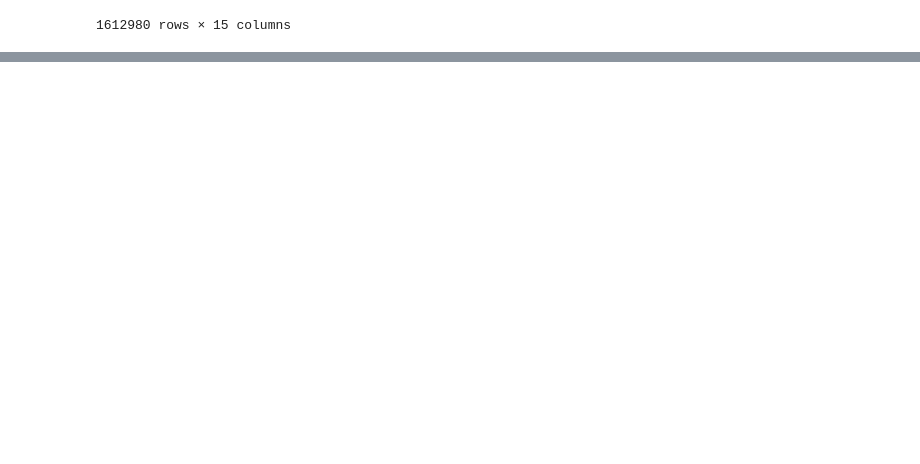
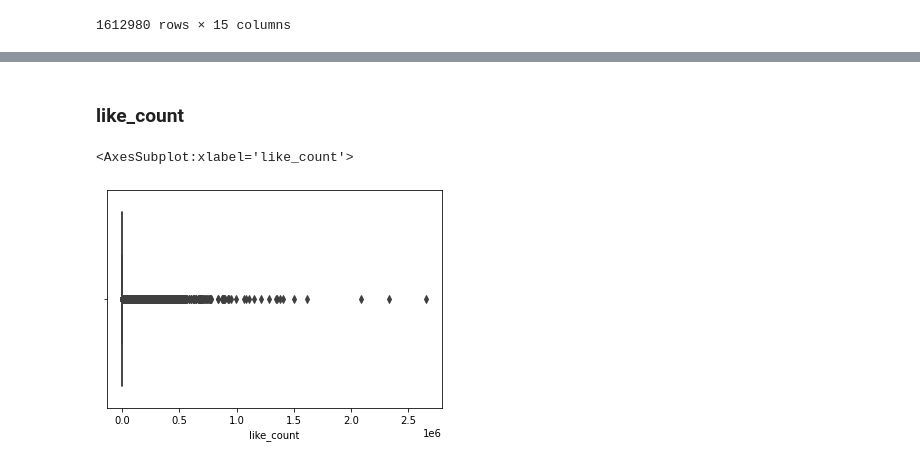
Before and after one commit to famagal/Twitter_bot_detection_713, a Jupyter notebook: notebooks/clemens_exploratory_analysis.ipynb, the cells around one changed output, grey strips where cells are left out. Saved outputs shown, nothing was run; the diff lists cells and outputs as text; code cells hidden in the pictures; blank space fills up the shorter version.

```diff
--- a/notebooks/clemens_exploratory_analysis.ipynb
+++ b/notebooks/clemens_exploratory_analysis.ipynb
@@ -53,0 +107,7 @@ df[['text']].head(30)
+# %% [markdown]
+### like_count
+# %%
+sns.boxplot(data=df, x='like_count')
+# %% [output]
+<AxesSubplot:xlabel='like_count'>
+[figure, added]
```
Also changed, not shown: parts of 41 cells of this notebook.
